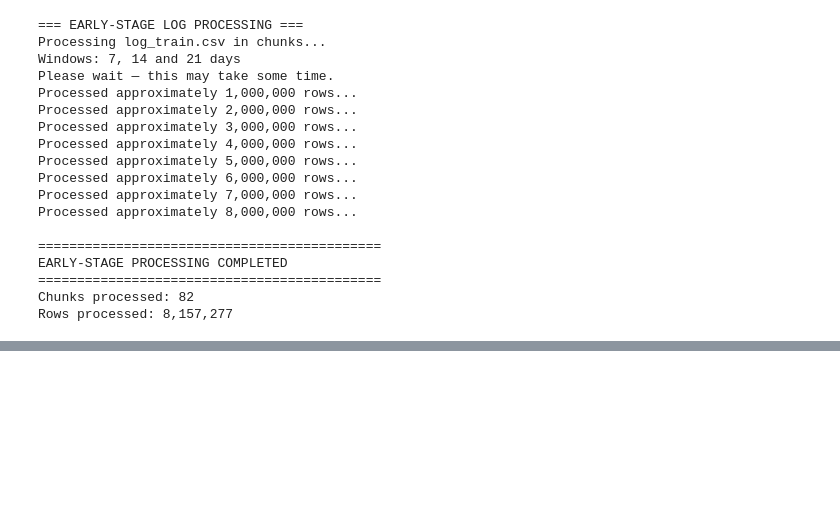
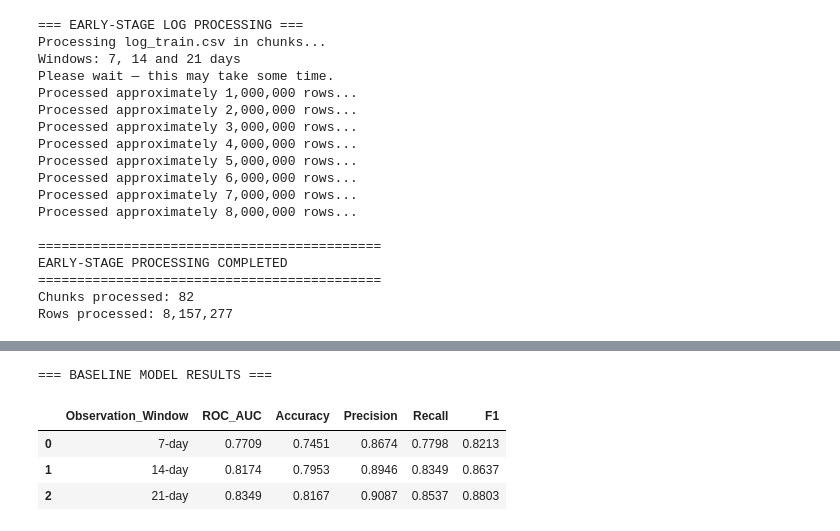
Before and after one commit to chruupee/MIT252503_OULAD_Research, a Jupyter notebook: KDDCup2015_research/notebooks/01_KDDCup2015_Data_Verification.ipynb, the cells around one changed output, grey strips where cells are left out. Cells and saved outputs as stored; diff of their text form; code cells hidden in the pictures; blank space fills up the shorter version.

```diff
--- a/KDDCup2015_research/notebooks/01_KDDCup2015_Data_Verification.ipynb
+++ b/KDDCup2015_research/notebooks/01_KDDCup2015_Data_Verification.ipynb
@@ -1634,0 +3035,63 @@ Rows processed: 8,157,277
+# %%
+# ============================================================
+# STEP 24 — BASELINE MODEL COMPARISON TABLE
+# ============================================================
+
+import pandas as pd
+
+baseline_results = pd.DataFrame([
+    {
+        "Observation_Window": "7-day",
+        "ROC_AUC": roc_auc_score(y_test_7d, y_prob_7d),
+        "Accuracy": accuracy_score(y_test_7d, y_pred_7d),
+        "Precision": precision_score(
+            y_test_7d, y_pred_7d, zero_division=0
+        ),
+        "Recall": recall_score(
+            y_test_7d, y_pred_7d, zero_division=0
+        ),
+        "F1": f1_score(
+            y_test_7d, y_pred_7d, zero_division=0
+        )
+    },
+    {
+        "Observation_Window": "14-day",
+        "ROC_AUC": roc_auc_score(y_test_14d, y_prob_14d),
+        "Accuracy": accuracy_score(y_test_14d, y_pred_14d),
+        "Precision": precision_score(
+            y_test_14d, y_pred_14d, zero_division=0
+        ),
+        "Recall": recall_score(
+            y_test_14d, y_pred_14d, zero_division=0
+        ),
+        "F1": f1_score(
+            y_test_14d, y_pred_14d, zero_division=0
+        )
+    },
+    {
+        "Observation_Window": "21-day",
+        "ROC_AUC": roc_auc_score(y_test_21d, y_prob_21d),
+        "Accuracy": accuracy_score(y_test_21d, y_pred_21d),
+        "Precision": precision_score(
+            y_test_21d, y_pred_21d, zero_division=0
+        ),
+        "Recall": recall_score(
+            y_test_21d, y_pred_21d, zero_division=0
+        ),
+        "F1": f1_score(
+            y_test_21d, y_pred_21d, zero_division=0
+        )
+    }
+])
+
+# Round values
+baseline_results = baseline_results.round(4)
+
+print("=== BASELINE MODEL RESULTS ===")
+display(baseline_results)
+# %% [output]
+=== BASELINE MODEL RESULTS ===
+|  | Observation_Window | ROC_AUC | Accuracy | Precision | Recall | F1 |
+| 0 | 7-day | 0.7709 | 0.7451 | 0.8674 | 0.7798 | 0.8213 |
+| 1 | 14-day | 0.8174 | 0.7953 | 0.8946 | 0.8349 | 0.8637 |
+| 2 | 21-day | 0.8349 | 0.8167 | 0.9087 | 0.8537 | 0.8803 |
```
Also changed, not shown: parts of 26 cells of this notebook.
